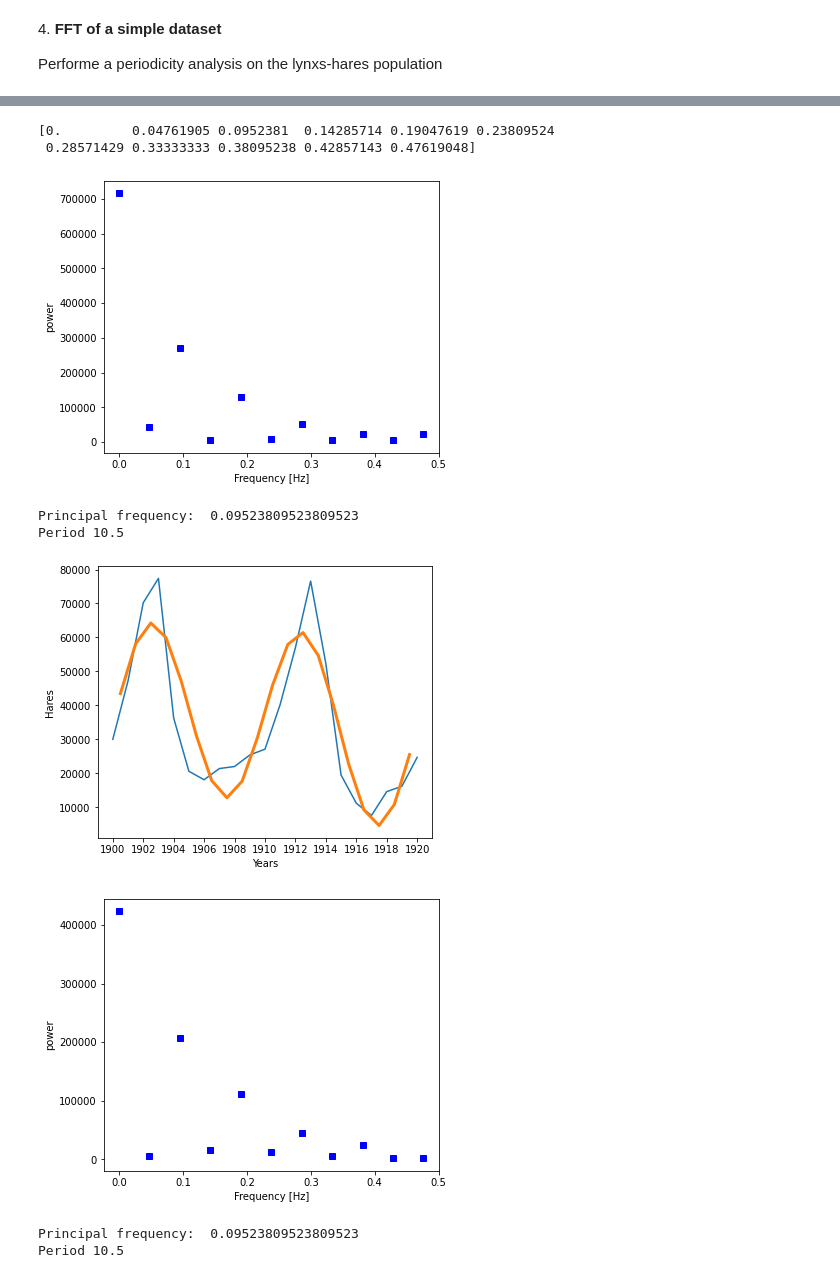
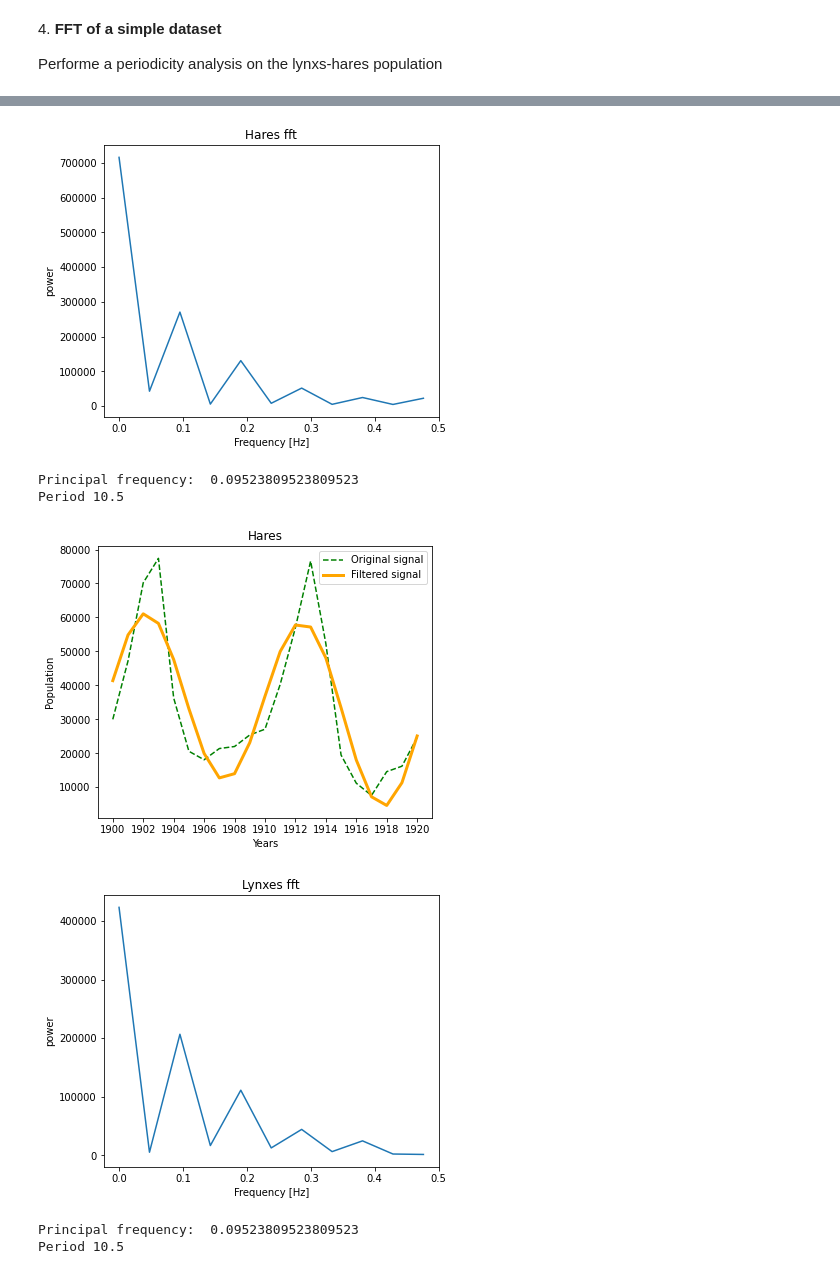
Before and after one commit to lorenzomancini1/LaboratoryOfComputationalPhysics_Y3, a Jupyter notebook: 07.2ex_Algorithms.ipynb, the cells around one changed output, grey strips where cells are left out. Cells and saved outputs as stored; diff of their text form; code cells hidden in the pictures.

```diff
--- a/07.2ex_Algorithms.ipynb
+++ b/07.2ex_Algorithms.ipynb
@@ -186,18 +274,16 @@ years, hares, lynxes, carrots = Data.T
 # %%
 hares_fft = fft.rfft(hares)
 power= np.abs(hares_fft)
 sample_freq = fft.rfftfreq(hares.size, d=1)
-print(sample_freq)
 
 plt.figure(figsize=(6, 5))
-plt.plot(sample_freq, power, 'bs')
+plt.plot(sample_freq, power)
 plt.xlabel('Frequency [Hz]')
 plt.ylabel('power')
+plt.title('Hares fft')
 plt.show()
 # %% [output]
-[0.         0.04761905 0.0952381  0.14285714 0.19047619 0.23809524
- 0.28571429 0.33333333 0.38095238 0.42857143 0.47619048]
-[figure, old version]
+[figure, new version]
 # %%
 pos_mask = np.where(sample_freq > 0)
 freqs = sample_freq[pos_mask]
@@ -210,28 +296,31 @@ Period 10.5
 # %%
 high_freq_fft = hares_fft.copy()
 high_freq_fft[np.abs(sample_freq) > peak_freq] = 0
-filtered_sig = fft.irfft(high_freq_fft)
+filtered_sig = fft.irfft(high_freq_fft, len(hares))
 
 fig, ax = plt.subplots(figsize = (6,5))
-ax.plot(years, hares,label='Original signal')
-ax.plot(years[:-1]+0.5, filtered_sig, linewidth=3, label='Filtered signal')
+ax.set_title('Hares')
+ax.plot(years, hares,label='Original signal', linestyle = 'dashed', color = 'g')
+ax.plot(years, filtered_sig, linewidth=3, label='Filtered signal', color = 'orange')
+plt.legend()
 ax.set_xlabel('Years')
-ax.set_ylabel('Hares')
+ax.set_ylabel('Population')
 ax.xaxis.set_major_locator(MultipleLocator(2.000))
 # %% [output]
-[figure, old version]
+[figure, new version]
 # %%
 lynxes_fft = fft.rfft(lynxes)
 power = np.abs(lynxes_fft)
 sample_freq = fft.rfftfreq(lynxes.size, d=1)
 
 plt.figure(figsize=(6, 5))
-plt.plot(sample_freq, power, 'bs')
+plt.plot(sample_freq, power)
 plt.xlabel('Frequency [Hz]')
 plt.ylabel('power')
+plt.title('Lynxes fft')
 plt.show()
 # %% [output]
-[figure, old version]
+[figure, new version]
 # %%
 pos_mask = np.where(sample_freq > 0)
 freqs = sample_freq[pos_mask]
```
Also changed, not shown: parts of 23 cells of this notebook, 2 other files.
